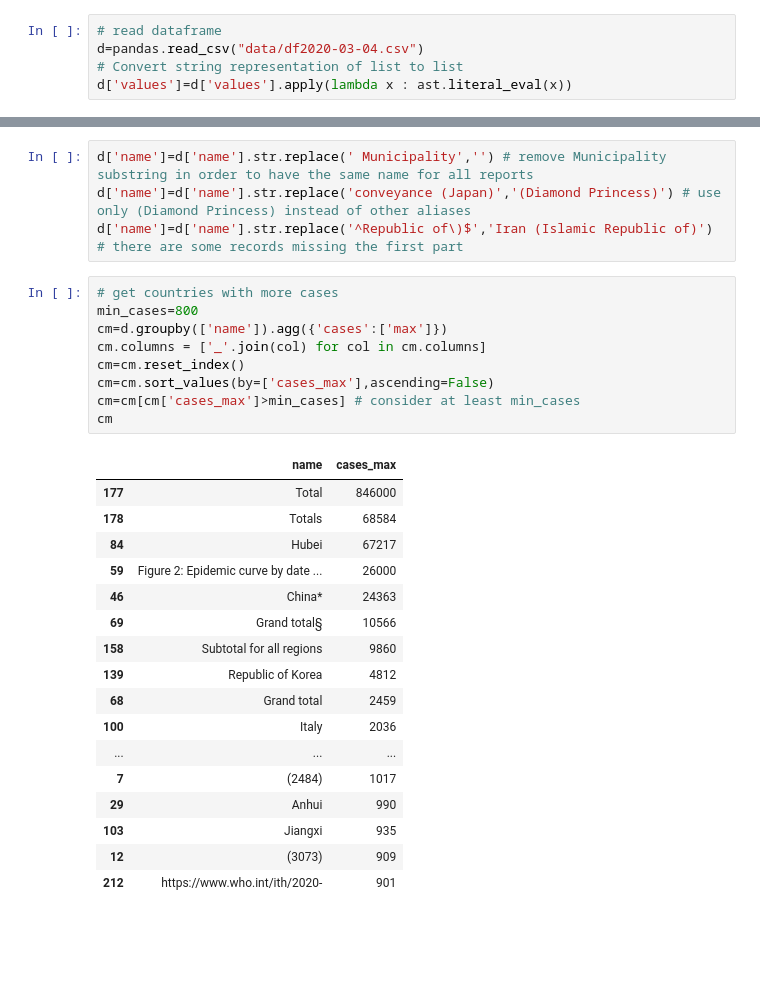
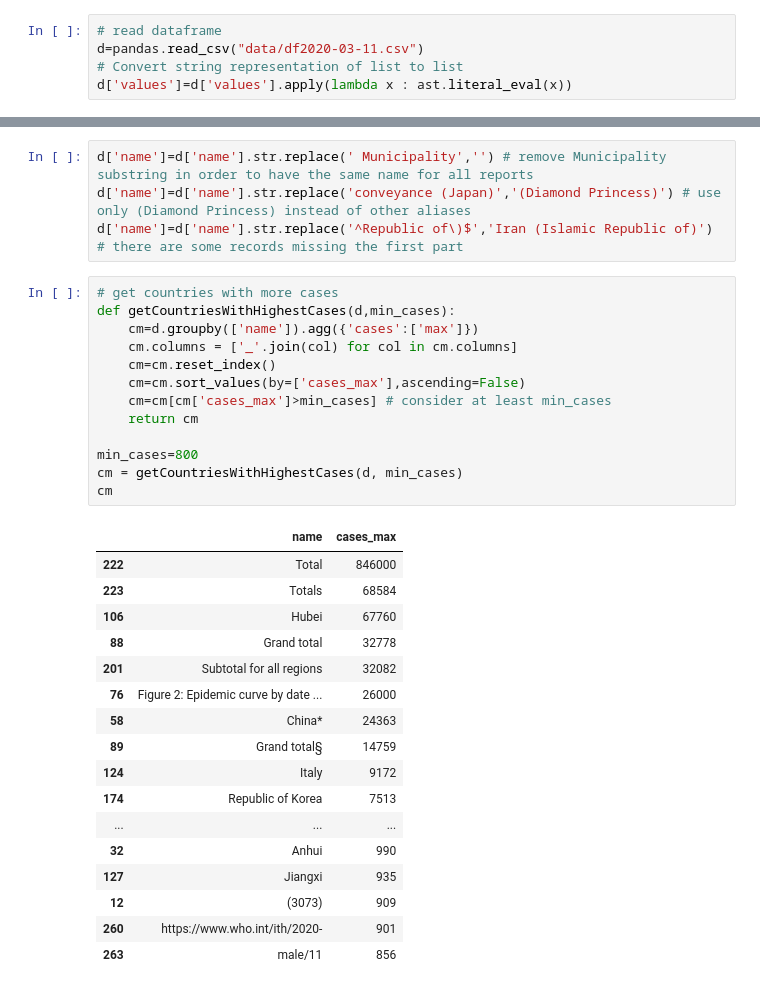
Before and after one commit to postaxmi/coronavirus-data-analysis, a Jupyter notebook: Analysis.ipynb, the cells around one changed output, grey strips where cells are left out. Drawn from its saved outputs; the diff is of its cells as text; blank space fills up the shorter version.

```diff
--- a/Analysis.ipynb
+++ b/Analysis.ipynb
@@ -7,7 +7,7 @@ import re
 import numpy as np
 # %%
 # read dataframe
-d=pandas.read_csv("data/df2020-03-04.csv")
+d=pandas.read_csv("data/df2020-03-11.csv")
 # Convert string representation of list to list
 d['values']=d['values'].apply(lambda x : ast.literal_eval(x))
 # %%
@@ -103,31 +103,35 @@ d['name']=d['name'].str.replace('conveyance (Japan)','(Diamond Princess)') # use
 d['name']=d['name'].str.replace('^Republic of\)$','Iran (Islamic Republic of)') # there are some records missing the first part
 # %%
 # get countries with more cases
+def getCountriesWithHighestCases(d,min_cases):
+    cm=d.groupby(['name']).agg({'cases':['max']})
+    cm.columns = ['_'.join(col) for col in cm.columns]
+    cm=cm.reset_index()
+    cm=cm.sort_values(by=['cases_max'],ascending=False)
+    cm=cm[cm['cases_max']>min_cases] # consider at least min_cases
+    return cm
+
 min_cases=800
-cm=d.groupby(['name']).agg({'cases':['max']})
-cm.columns = ['_'.join(col) for col in cm.columns]
-cm=cm.reset_index()
-cm=cm.sort_values(by=['cases_max'],ascending=False)
-cm=cm[cm['cases_max']>min_cases] # consider at least min_cases
+cm = getCountriesWithHighestCases(d, min_cases)
 cm
 # %% [output]
 |  | name | cases_max |
-| 177 | Total | 846000 |
-| 178 | Totals | 68584 |
-| 84 | Hubei | 67217 |
-| 59 | Figure 2: Epidemic curve by date ... | 26000 |
-| 46 | China* | 24363 |
-| 69 | Grand total§ | 10566 |
-| 158 | Subtotal for all regions | 9860 |
-| 139 | Republic of Korea | 4812 |
-| 68 | Grand total | 2459 |
-| 100 | Italy | 2036 |
+| 222 | Total | 846000 |
+| 223 | Totals | 68584 |
+| 106 | Hubei | 67760 |
+| 88 | Grand total | 32778 |
+| 201 | Subtotal for all regions | 32082 |
+| 76 | Figure 2: Epidemic curve by date ... | 26000 |
+| 58 | China* | 24363 |
+| 89 | Grand total§ | 14759 |
+| 124 | Italy | 9172 |
+| 174 | Republic of Korea | 7513 |
 | ... | ... | ... |
-| 7 | (2484) | 1017 |
-| 29 | Anhui | 990 |
-| 103 | Jiangxi | 935 |
+| 32 | Anhui | 990 |
+| 127 | Jiangxi | 935 |
 | 12 | (3073) | 909 |
-| 212 | https://www.who.int/ith/2020- | 901 |
+| 260 | https://www.who.int/ith/2020- | 901 |
+| 263 | male/11 | 856 |
 # %%
 # remove rows with invalid names and rows with number of cases equals to 2019 and 2020, these are wrong records
 cm=cm[~cm['name'].str.contains('otal|^((?![a-zA-Z]))|\d|https',regex=True)]
```
Also changed, not shown: parts of 22 cells of this notebook, 9 other files.
